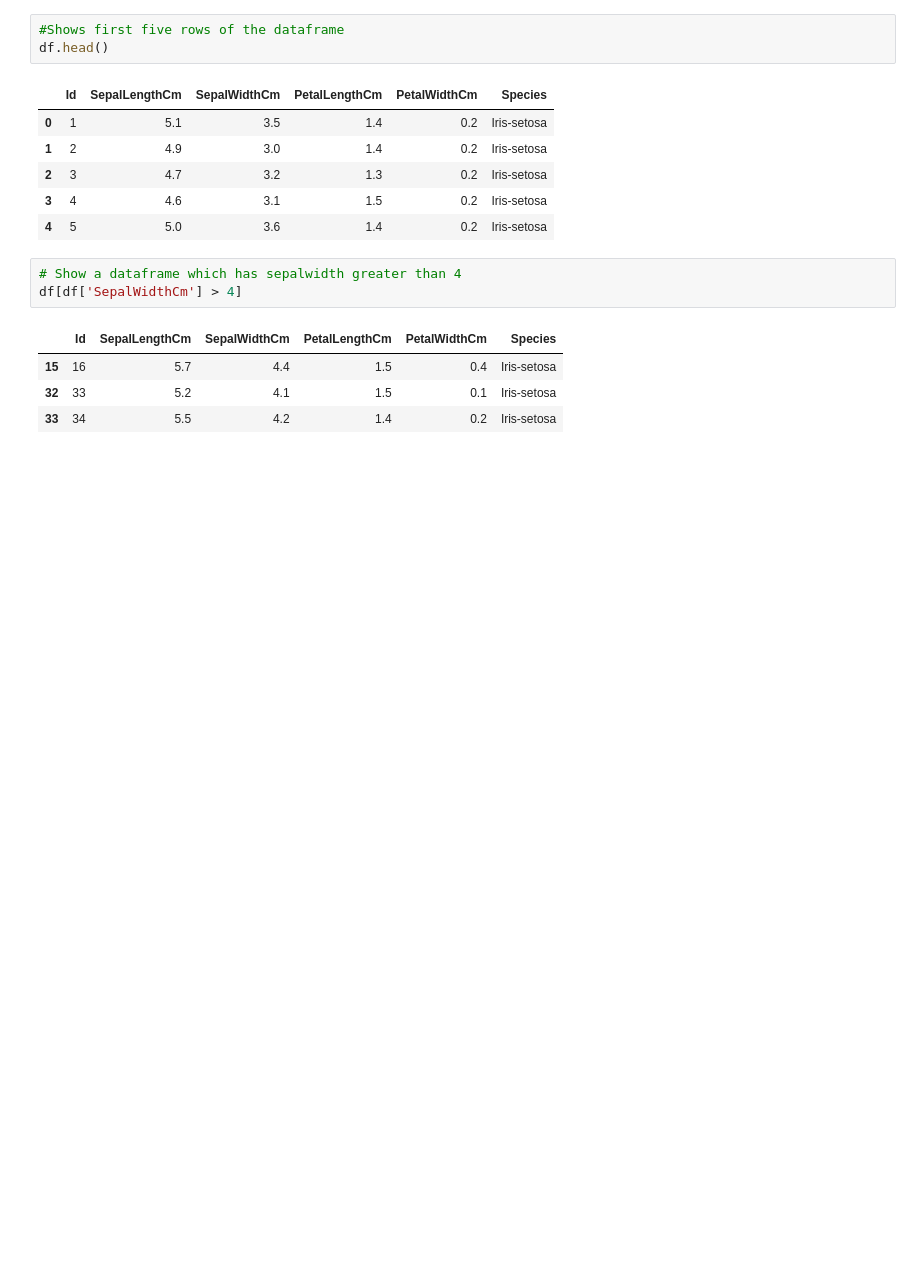
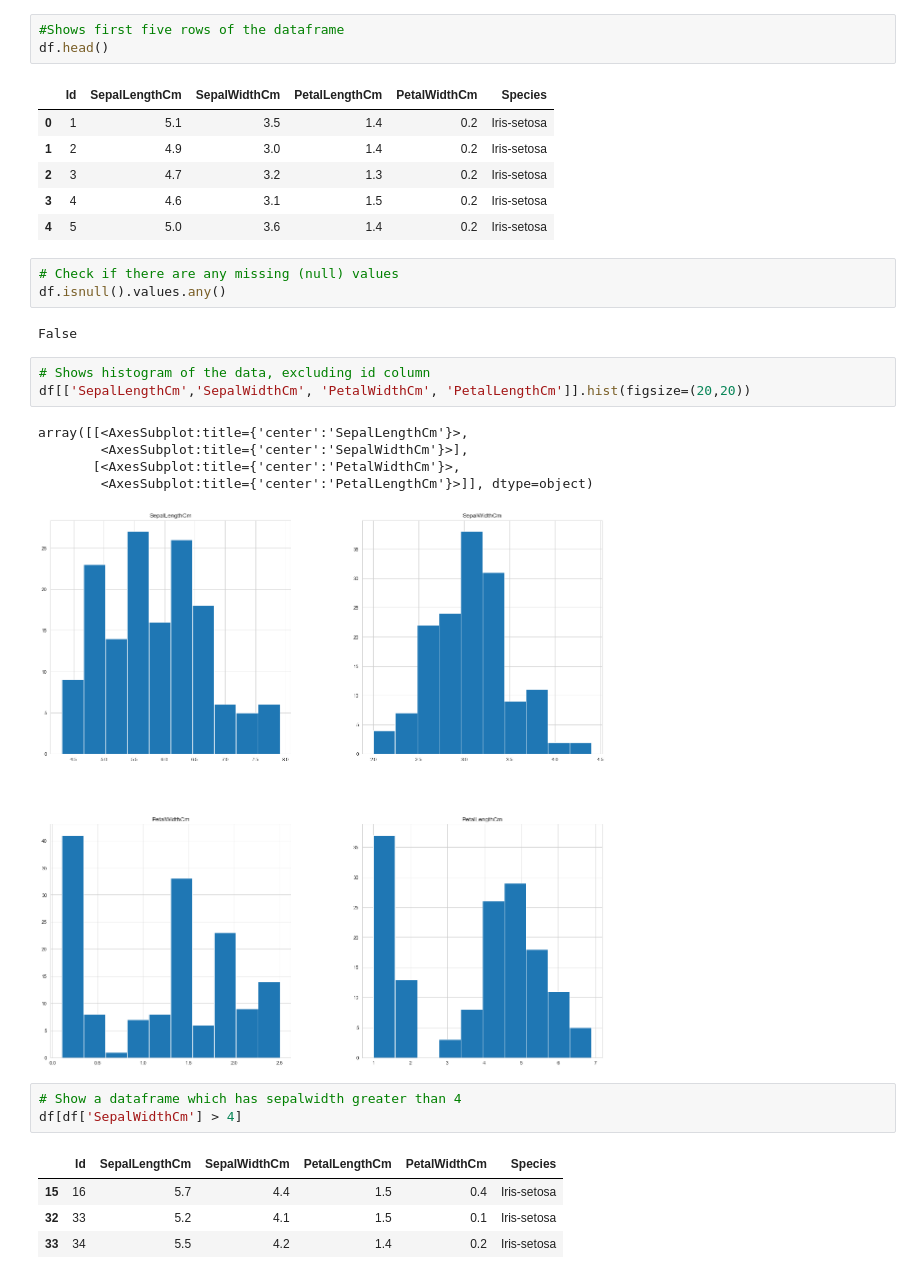
Before and after one commit to mcslender97/Flower_beautifying_linearregression, a Jupyter notebook: project3.ipynb, the cells around one changed output. Saved outputs shown, nothing was run; the diff lists cells and outputs as text; blank space fills up the shorter version.

Commit message:
add histogram and null check

```diff
--- a/project3.ipynb
+++ b/project3.ipynb
@@ -33,6 +33,20 @@ df.head()
 | 2 | 3 | 4.7 | 3.2 | 1.3 | 0.2 | Iris-setosa |
 | 3 | 4 | 4.6 | 3.1 | 1.5 | 0.2 | Iris-setosa |
 | 4 | 5 | 5.0 | 3.6 | 1.4 | 0.2 | Iris-setosa |
+# %%
+# Check if there are any missing (null) values
+df.isnull().values.any()
+# %% [output]
+False
+# %%
+# Shows histogram of the data, excluding id column
+df[['SepalLengthCm','SepalWidthCm', 'PetalWidthCm', 'PetalLengthCm']].hist(figsize=(20,20))
+# %% [output]
+array([[<AxesSubplot:title={'center':'SepalLengthCm'}>,
+        <AxesSubplot:title={'center':'SepalWidthCm'}>],
+       [<AxesSubplot:title={'center':'PetalWidthCm'}>,
+        <AxesSubplot:title={'center':'PetalLengthCm'}>]], dtype=object)
+[figure, added]
 # %%
 # Show a dataframe which has sepalwidth greater than 4
 df[df['SepalWidthCm'] > 4]
```
Also changed, not shown: parts of 7 cells of this notebook.
